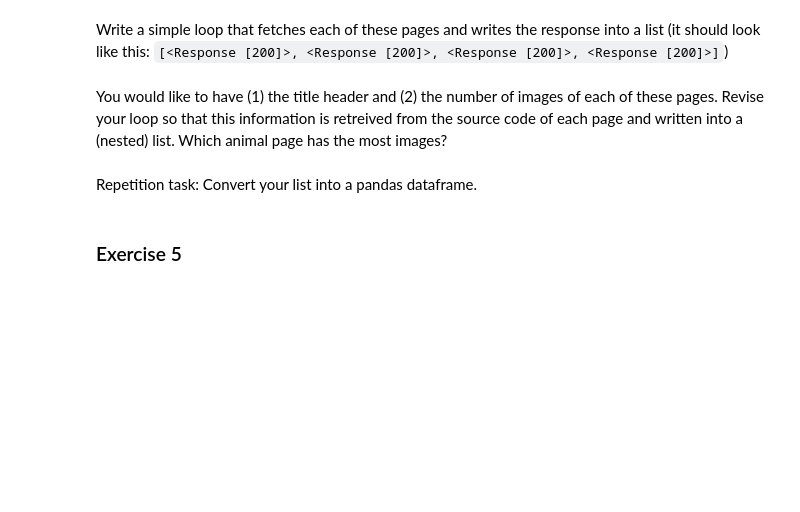
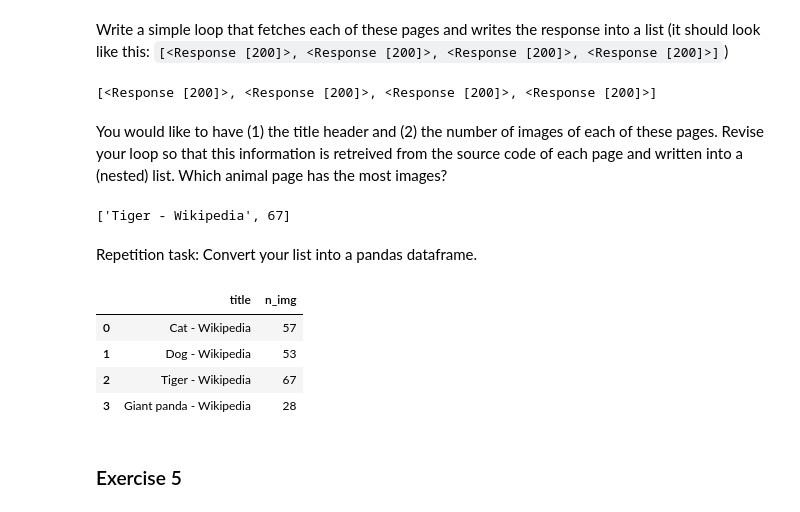
Before and after one commit to rKeller123/Programming-for-Data-Scientists-II, a Jupyter notebook: 2_Exercises/3_1-Exercises.ipynb, the cells around one changed output. Cells and saved outputs as stored; diff of their text form; code cells hidden in the pictures; blank space fills up the shorter version.

```diff
--- a/2_Exercises/3_1-Exercises.ipynb
+++ b/2_Exercises/3_1-Exercises.ipynb
@@ -114,2 +294,12 @@ Write a simple loop that fetches each of these pages and writes the response int
+# %%
+# Solution:
+responses = []
+
+for a in animals_wiki:
+    responses.append(requests.get(a))
+
+print(responses)
+# %% [output]
+[<Response [200]>, <Response [200]>, <Response [200]>, <Response [200]>]
 # %% [markdown]
 You would like to have (1) the title header and (2) the number of images of each of these pages. Revise your loop so that this information is retreived from the source code of each page and written into a (nested) list. Which animal page has the most images?
@@ -118,2 +306,18 @@ You would like to have (1) the title header and (2) the number of images of each
+# %%
+# Solution:
+responses = []
+
+for a in animals_wiki:
+    res = requests.get(a)
+    soup = BeautifulSoup(res.text)
+
+    title = soup.title.text
+    n_img = len(soup("img"))
+
+    responses.append([title, n_img])
+
+max(responses, key=lambda i: i[1]) # maximum value accoring to secnd index
+# %% [output]
+['Tiger - Wikipedia', 67]
 # %% [markdown]
 Repetition task: Convert your list into a pandas dataframe.
@@ -122,3 +324,12 @@ Repetition task: Convert your list into a pandas dataframe.
+# %%
+# Solution:
+pd.DataFrame(responses, columns=["title", "n_img"])
+# %% [output]
+|  | title | n_img |
+| 0 | Cat - Wikipedia | 57 |
+| 1 | Dog - Wikipedia | 53 |
+| 2 | Tiger - Wikipedia | 67 |
+| 3 | Giant panda - Wikipedia | 28 |
 # %% [markdown]
 ### Exercise 5
 # %% [markdown]
```
Also changed, not shown: parts of 47 cells of this notebook.
